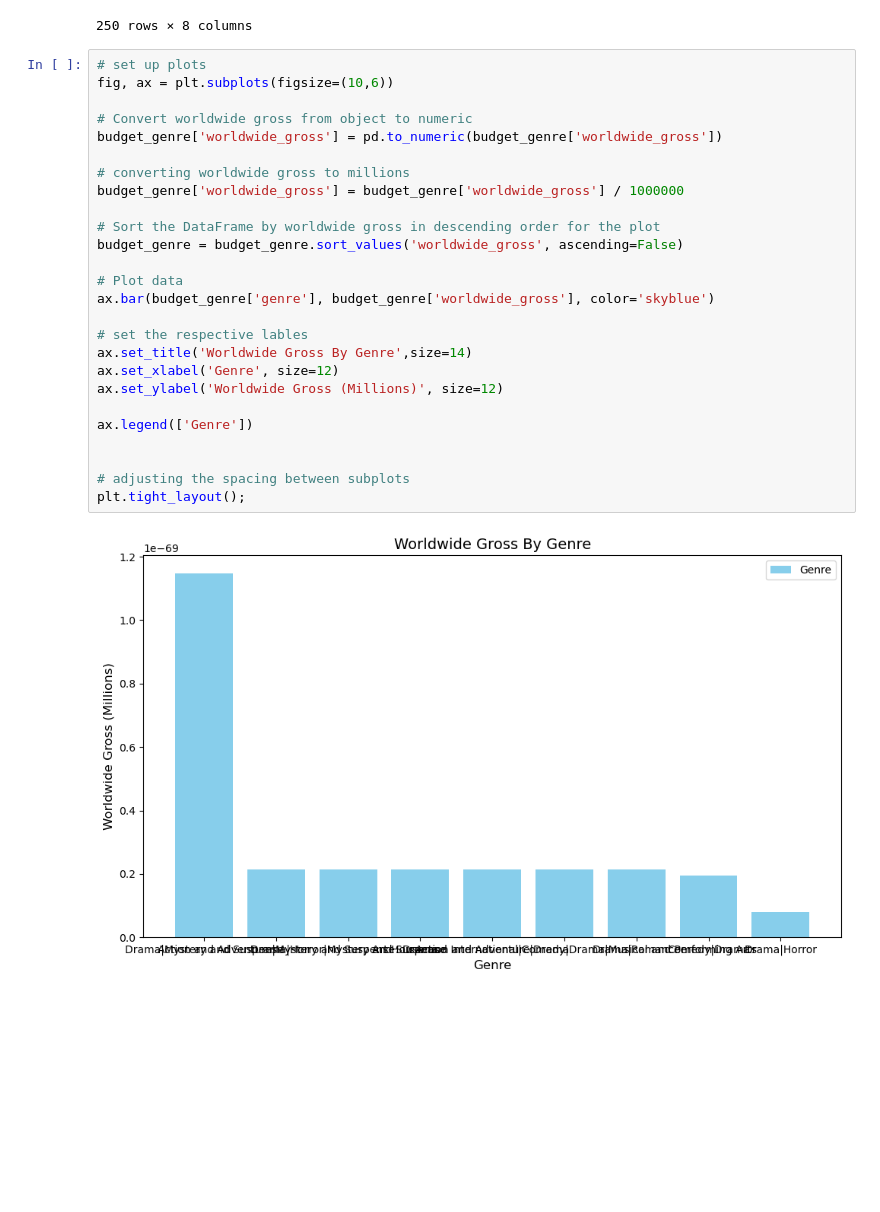
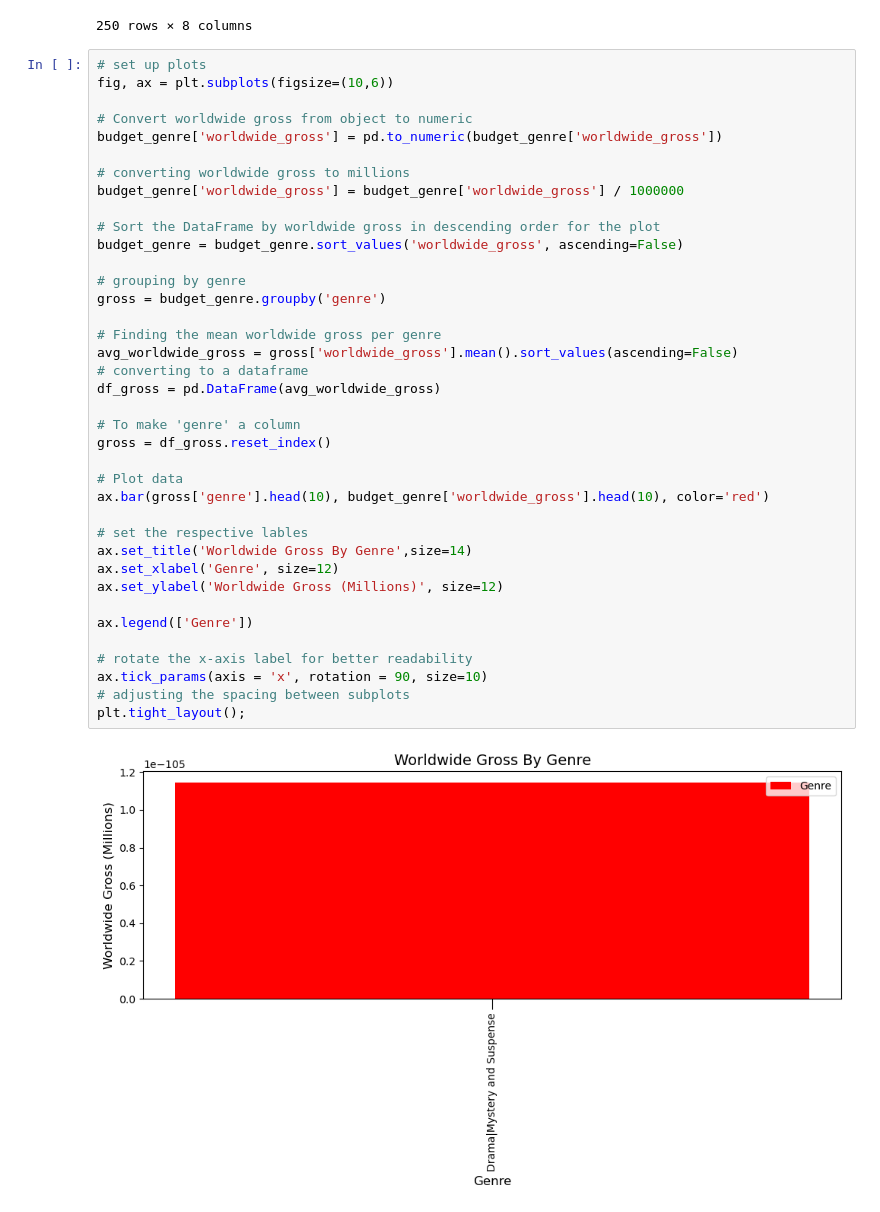
Before and after one commit to wanjikuciku/Phase-1-Project, a Jupyter notebook: project.ipynb, the cells around one changed output. Saved outputs shown, nothing was run; the diff lists cells and outputs as text; blank space fills up the shorter version.

Commit message:
grouped budget_genre by genre so as to find mean of worldwide gross

```diff
--- a/project.ipynb
+++ b/project.ipynb
@@ -851,28 +851,40 @@ budget_genre
 # %%
 # set up plots
 fig, ax = plt.subplots(figsize=(10,6))
 
 # Convert worldwide gross from object to numeric
 budget_genre['worldwide_gross'] = pd.to_numeric(budget_genre['worldwide_gross'])
 
 # converting worldwide gross to millions
 budget_genre['worldwide_gross'] = budget_genre['worldwide_gross'] / 1000000
 
 # Sort the DataFrame by worldwide gross in descending order for the plot
 budget_genre = budget_genre.sort_values('worldwide_gross', ascending=False)
 
+# grouping by genre
+gross = budget_genre.groupby('genre')
+
+# Finding the mean worldwide gross per genre
+avg_worldwide_gross = gross['worldwide_gross'].mean().sort_values(ascending=False)
+# converting to a dataframe
+df_gross = pd.DataFrame(avg_worldwide_gross)
+
+# To make 'genre' a column
+gross = df_gross.reset_index()
+
 # Plot data
-ax.bar(budget_genre['genre'], budget_genre['worldwide_gross'], color='skyblue')
+ax.bar(gross['genre'].head(10), budget_genre['worldwide_gross'].head(10), color='red')
 
 # set the respective lables
 ax.set_title('Worldwide Gross By Genre',size=14)
 ax.set_xlabel('Genre', size=12)
 ax.set_ylabel('Worldwide Gross (Millions)', size=12)
 
 ax.legend(['Genre'])
 
-
+# rotate the x-axis label for better readability
+ax.tick_params(axis = 'x', rotation = 90, size=10)
 # adjusting the spacing between subplots
 plt.tight_layout();
 # %% [output]
-[figure, old version]
+[figure, new version]
```
Also changed, not shown: parts of 1 cell of this notebook.
